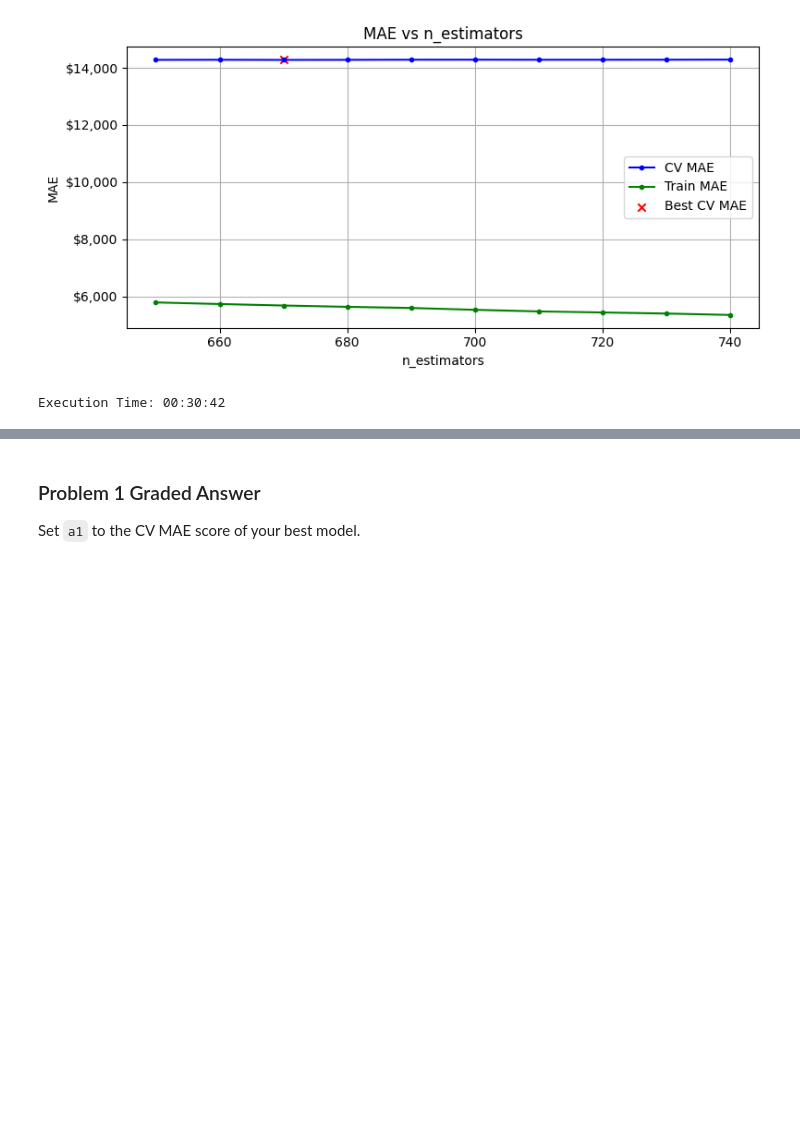
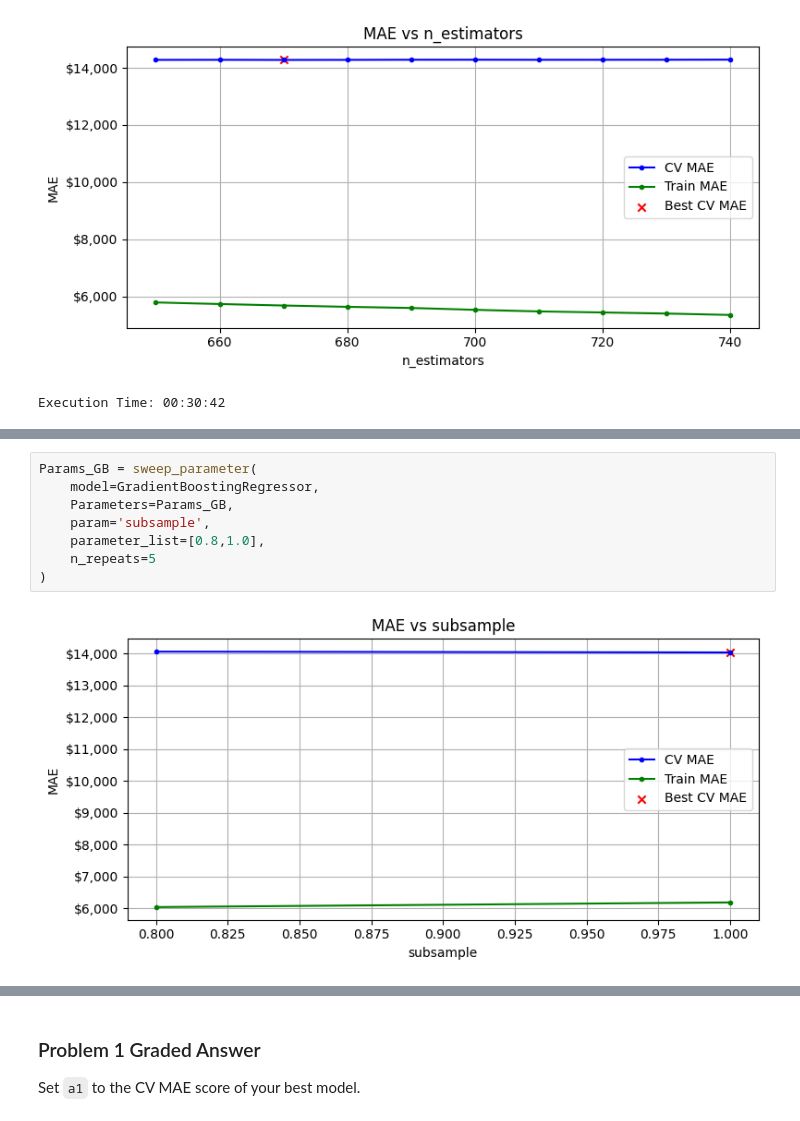
Before and after one commit to Jbaner/Module-3-Assignments, a Jupyter notebook: Homework_07.ipynb, the cells around one changed output, grey strips where cells are left out. Saved outputs shown, nothing was run; the diff lists cells and outputs as text; blank space fills up the shorter version.

```diff
--- a/Homework_07.ipynb
+++ b/Homework_07.ipynb
@@ -580,0 +630,10 @@ Execution Time: 00:04:11
+# %%
+Params_GB = sweep_parameter(
+    model=GradientBoostingRegressor,
+    Parameters=Params_GB,
+    param='subsample',
+    parameter_list=[0.8,1.0],
+    n_repeats=5
+)
+# %% [output]
+[figure, added]
```
Also changed, not shown: parts of 11 cells of this notebook.
